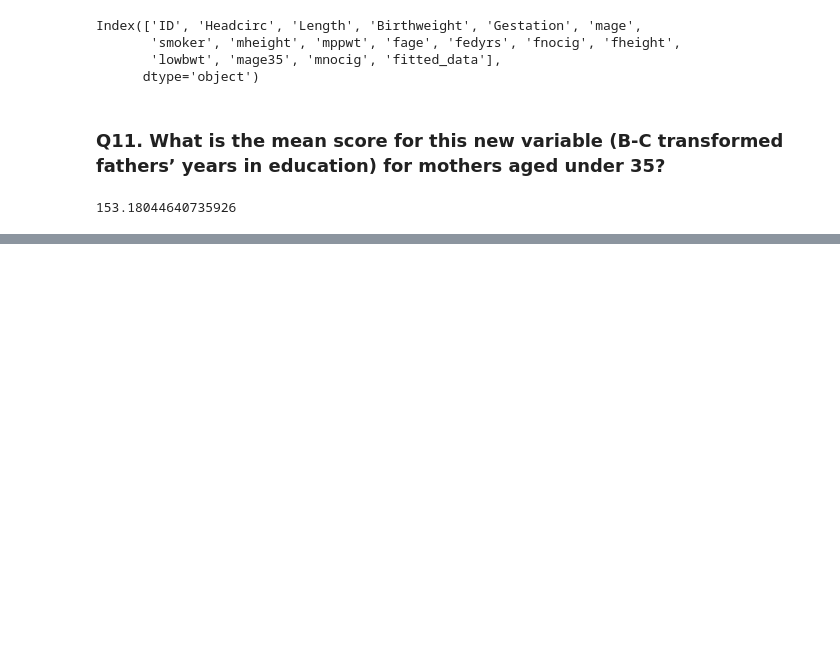
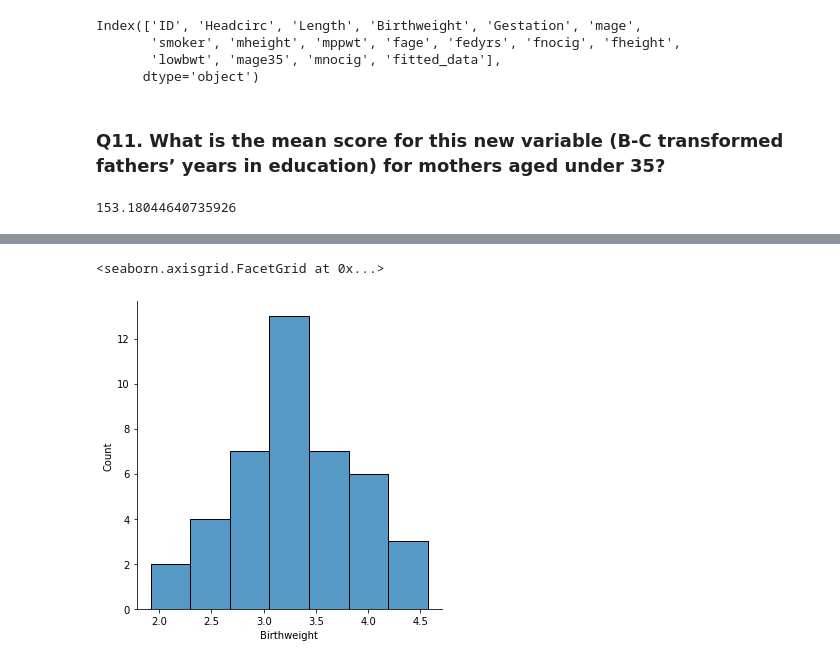
Before and after one commit to sashan90s/Statistics-with-Python, a Jupyter notebook: week 2.ipynb, the cells around one changed output, grey strips where cells are left out. Cells and saved outputs as stored; diff of their text form; code cells hidden in the pictures; blank space fills up the shorter version.

```diff
--- a/week 2.ipynb
+++ b/week 2.ipynb
@@ -146,0 +262,5 @@ df.loc[df['mage'] < 35, 'fitted_data'].mean()
+# %%
+sns.displot(df['Birthweight'])
+# %% [output]
+<seaborn.axisgrid.FacetGrid at 0x...>
+[figure, added]
```
Also changed, not shown: parts of 27 cells of this notebook.
